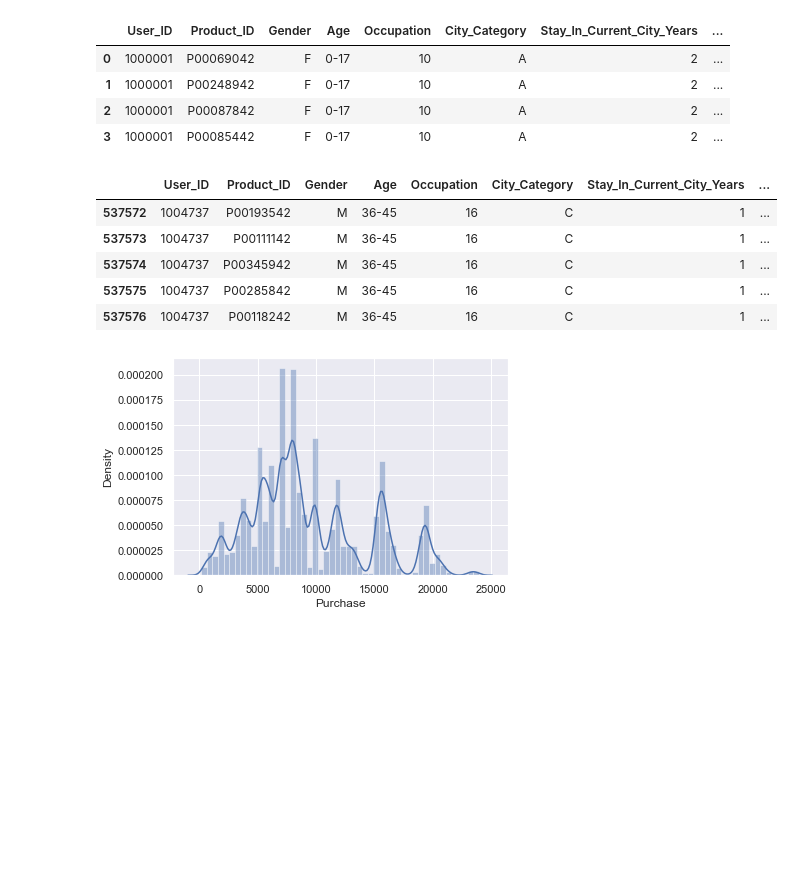
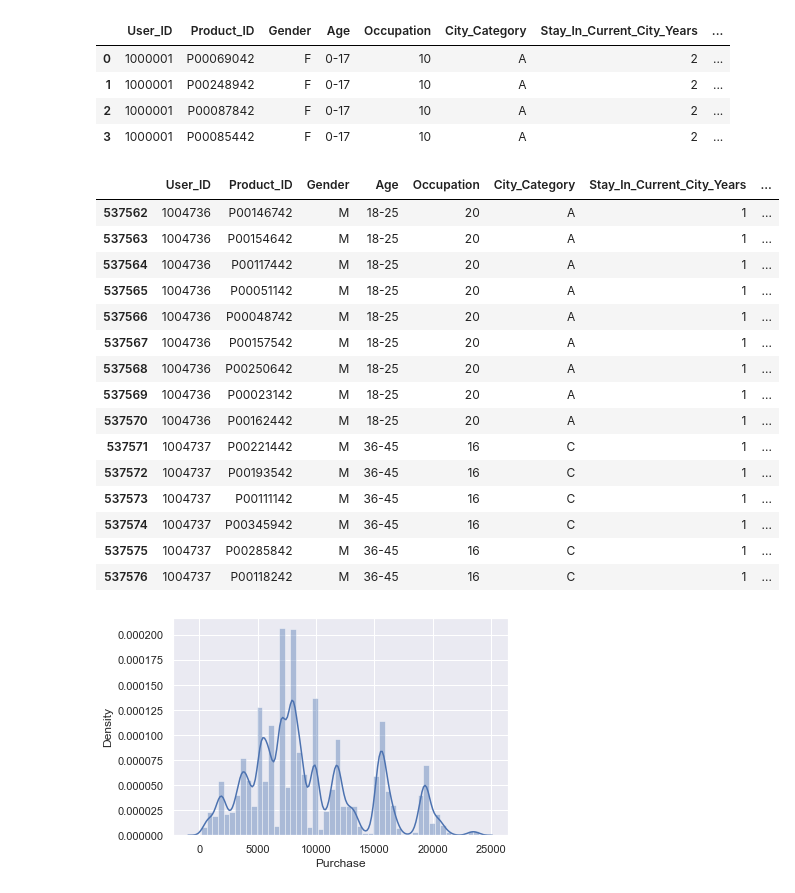
Before and after one commit to kirilltrofim/coursePython, a Jupyter notebook: modelPredictReady.ipynb, the cells around one changed output. Saved outputs shown, nothing was run; the diff lists cells and outputs as text; code cells hidden in the pictures; blank space fills up the shorter version.

```diff
--- a/modelPredictReady.ipynb
+++ b/modelPredictReady.ipynb
@@ -20,12 +20,22 @@ data.head(4)
 # %%
 data=data.fillna("0")
 data["Occupation"] = data['Occupation'].apply(int)
 data["Stay_In_Current_City_Years"] = data['Stay_In_Current_City_Years'].str.replace("+", "").apply(int)
 data["Marital_Status"] = data['Marital_Status'].apply(float)
 data["Purchase"] = data['Purchase'].apply(int)
-data.tail(5)
+data.tail(15)
 # %% [output]
 |  | User_ID | Product_ID | Gender | Age | Occupation | City_Category | Stay_In_Current_City_Years | ... |
+| 537562 | 1004736 | P00146742 | M | 18-25 | 20 | A | 1 | ... |
+| 537563 | 1004736 | P00154642 | M | 18-25 | 20 | A | 1 | ... |
+| 537564 | 1004736 | P00117442 | M | 18-25 | 20 | A | 1 | ... |
+| 537565 | 1004736 | P00051142 | M | 18-25 | 20 | A | 1 | ... |
+| 537566 | 1004736 | P00048742 | M | 18-25 | 20 | A | 1 | ... |
+| 537567 | 1004736 | P00157542 | M | 18-25 | 20 | A | 1 | ... |
+| 537568 | 1004736 | P00250642 | M | 18-25 | 20 | A | 1 | ... |
+| 537569 | 1004736 | P00023142 | M | 18-25 | 20 | A | 1 | ... |
+| 537570 | 1004736 | P00162442 | M | 18-25 | 20 | A | 1 | ... |
+| 537571 | 1004737 | P00221442 | M | 36-45 | 16 | C | 1 | ... |
 | 537572 | 1004737 | P00193542 | M | 36-45 | 16 | C | 1 | ... |
 | 537573 | 1004737 | P00111142 | M | 36-45 | 16 | C | 1 | ... |
 | 537574 | 1004737 | P00345942 | M | 36-45 | 16 | C | 1 | ... |
```
Also changed, not shown: parts of 1 cell of this notebook, 3 other files.
